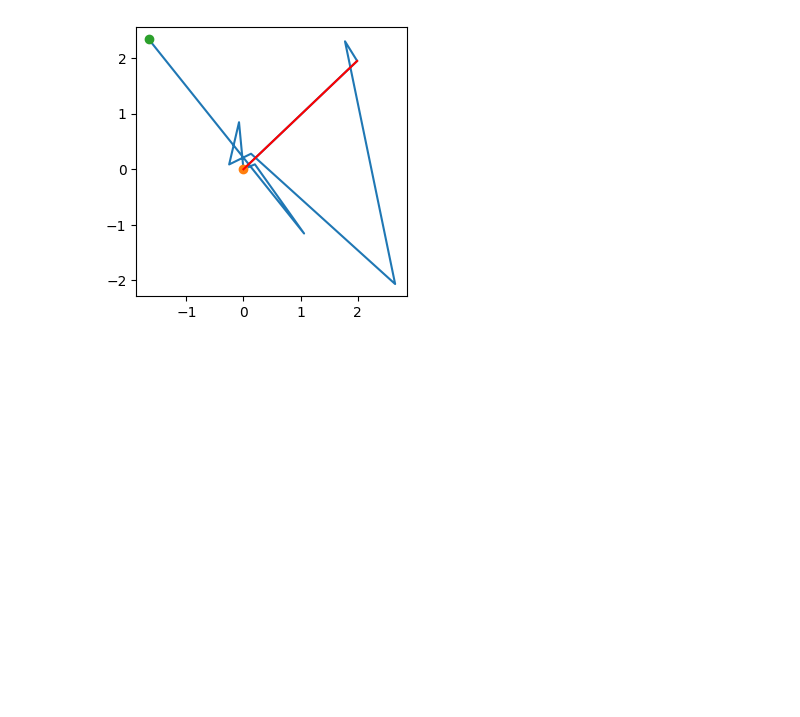
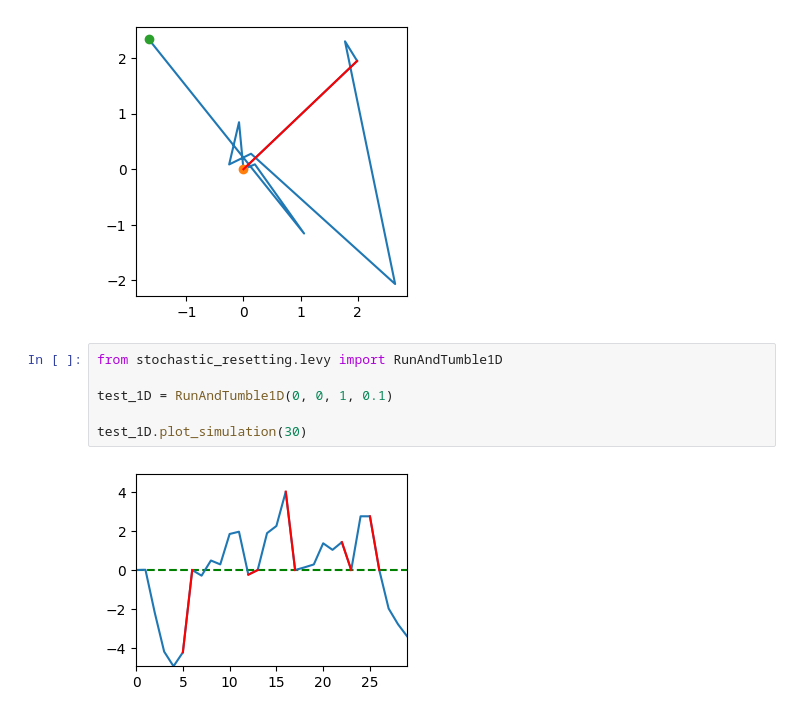
Before and after one commit to John-Zou-IC/M2R_Stochastic_Resetting, a Jupyter notebook: figures.ipynb, the cells around one changed output. Drawn from its saved outputs; the diff is of its cells as text; blank space fills up the shorter version.

```diff
--- a/figures.ipynb
+++ b/figures.ipynb
@@ -147,3 +160,11 @@ test_levy_2D = s.LevyFlight2D(1, (0, 0), (0, 0), 0.2)
 test_levy_2D.plot_simulation(10)
 # %% [output]
 [figure]
+# %%
+from stochastic_resetting.levy import RunAndTumble1D
+
+test_1D = RunAndTumble1D(0, 0, 1, 0.1)
+
+test_1D.plot_simulation(30)
+# %% [output]
+[figure, added]
```
Also changed, not shown: parts of 8 cells of this notebook, 1 other file.
